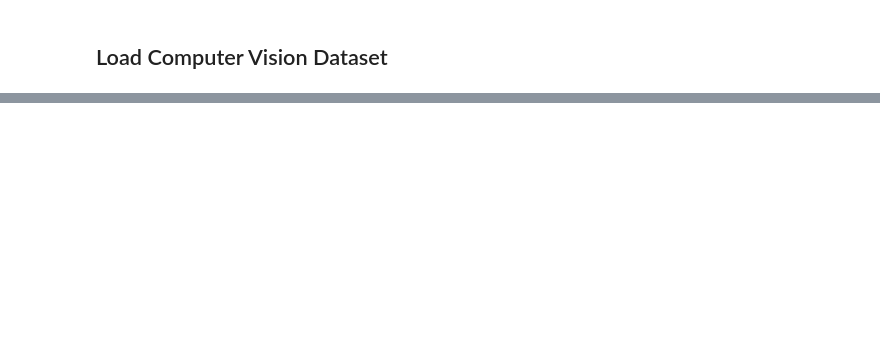
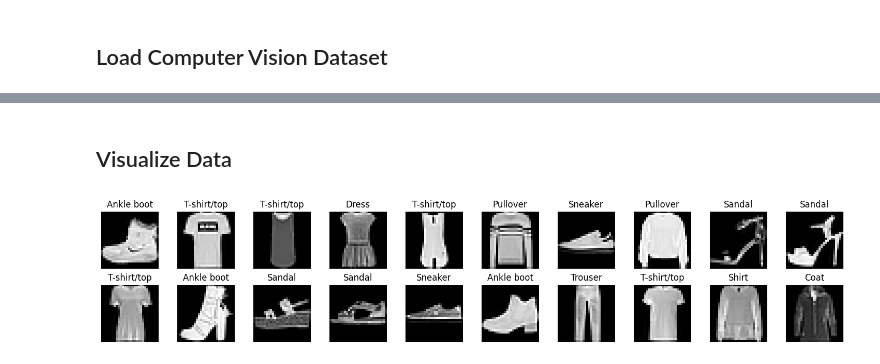
Before and after one commit to PhungHuanZheng/projects-dev, a Jupyter notebook: tutorials/Python/ml/PyTorch/computer-vision/cnn.ipynb, the cells around one changed output, grey strips where cells are left out. Cells and saved outputs as stored; diff of their text form; code cells hidden in the pictures; blank space fills up the shorter version.

```diff
--- a/tutorials/Python/ml/PyTorch/computer-vision/cnn.ipynb
+++ b/tutorials/Python/ml/PyTorch/computer-vision/cnn.ipynb
@@ -30,0 +37,15 @@ GPU is available and being used
+# %%
+def visualize(X: torch.Tensor, y: torch.Tensor, class_names: Iterable[str], shape: tuple[int, int]) -> plt.Figure:
+    # get images (first n)
+    data = [X[i] for i in range(shape[0] * shape[1])]
+    targets = [y[i] for i in range(shape[0] * shape[1])]
+
+    # matplotlib OOP setup
+    fig, axes = plt.subplots(nrows=shape[0], ncols=shape[1])
+    fig.set_size_inches(1.5 * shape[1], 1.5 * shape[0])
+
+    for i in range(shape[0] * shape[1]):
+        axes.flat[i].set_axis_off()
+
+        axes.flat[i].set_title(class_names[targets[i]])
+        axes.flat[i].imshow(data[i], cmap='gray')
@@ -44,0 +62,26 @@ GPU is available and being used
+# %%
+train = datasets.FashionMNIST(root='./data/FashionMNIST/train/',
+                                   train=True,
+                                   download=True,
+                                   transform=ToTensor(),
+                                   target_transform=None)
+
+test = datasets.FashionMNIST(root='./data/FashionMNIST/test/',
+                                   train=False,
+                                   download=True,
+                                   transform=ToTensor(),
+                                   target_transform=None)
+
+train_data, test_data = train.data, test.data
+train_targets, test_targets = train.targets, test.targets
+
+train_samples, test_samples = len(train), len(test)
+classes, n_classes = train.classes, len(train.classes)
+img_width, img_height = train_data[0].size()
+# %% [markdown]
+## Visualize Data
+# %%
+visualize(train_data, train_targets, classes, (2, 10))
+plt.tight_layout(w_pad=0)
+# %% [output]
+[figure, added]
```
Also changed, not shown: parts of 15 cells of this notebook, 24 other files.
